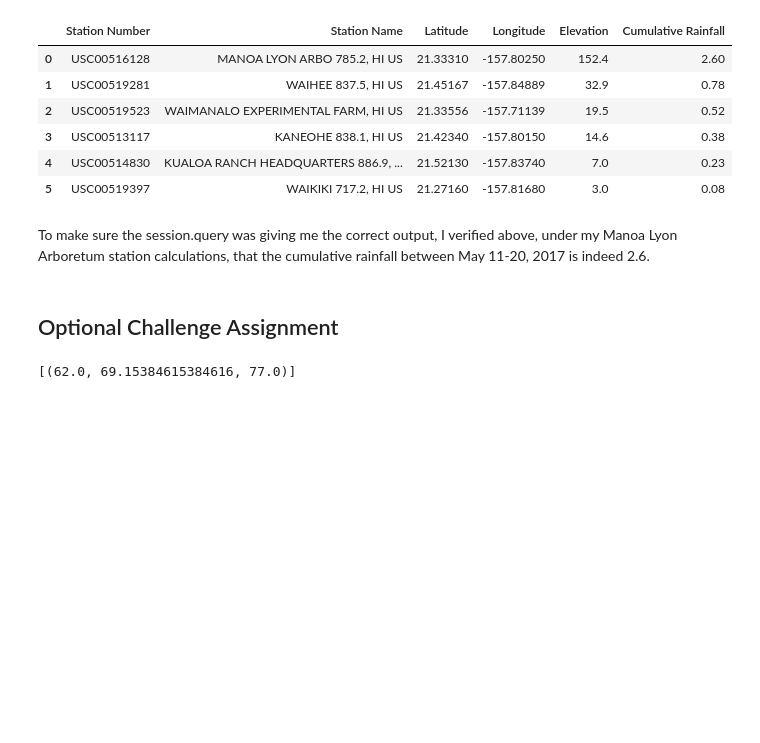
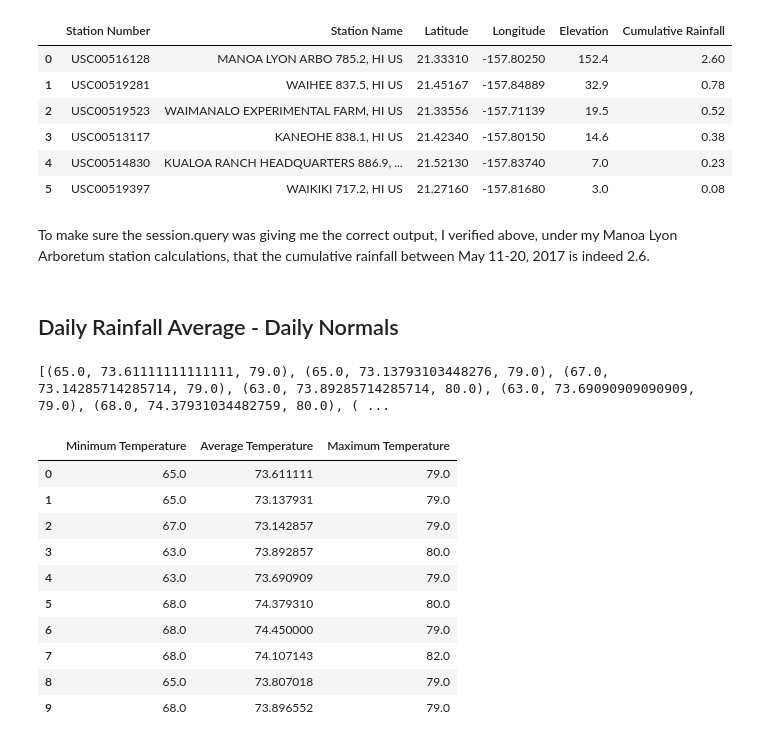
Before and after one commit to dianess/sqlalchemy-challenge, a Jupyter notebook: climate - Diane.ipynb, the cells around one changed output. Saved outputs shown, nothing was run; the diff lists cells and outputs as text; code cells hidden in the pictures; blank space fills up the shorter version.

Commit message:
added optional challenges

```diff
--- a/climate - Diane.ipynb
+++ b/climate - Diane.ipynb
@@ -680,12 +669,11 @@ trip_rainfall_df
 To make sure the session.query was giving me the correct output, I verified above,
 under my Manoa Lyon Arboretum station calculations, that the cumulative rainfall
 between May 11-20, 2017 is indeed 2.6.
-# %% [markdown]
-## Optional Challenge Assignment
+# %% [markdown]
+## Daily Rainfall Average - Daily Normals
 # %%
-# Create a query that will calculate the daily normals
-# (i.e. the averages for tmin, tmax, and tavg for all historic data matching a specific month and day)
-
+# Define a function (daily_normals) to calculate the minimun, average, and maximum
+# temperature for all the data points with that date.
 def daily_normals(date):
     """Daily Normals.
 
@@ -699,7 +687,3 @@ def daily_normals(date):
 
     sel = [func.min(Measurement.tobs), func.avg(Measurement.tobs), func.max(Measurement.tobs)]
     return session.query(*sel).filter(func.strftime("%m-%d", Measurement.date) == date).all()
-
-daily_normals("01-01")
-# %% [output]
-[(62.0, 69.15384615384616, 77.0)]
@@ -717,3 +690,27 @@ daily_normals("01-01")
+# %%
+# For the dates of my trip (May 11-20), calculate the daily normals
+dates = ['05-11','05-12','05-13','05-14','05-15','05-16','05-17','05-18','05-19','05-20']
+normals = []
+
+for date in dates:
+    for temperature in daily_normals(date):
+        normals.append(temperature)
+print(normals)
+# %% [output]
+[(65.0, 73.61111111111111, 79.0), (65.0, 73.13793103448276, 79.0), (67.0, 73.14285714285714, 79.0), (63.0, 73.89285714285714, 80.0), (63.0, 73.69090909090909, 79.0), (68.0, 74.37931034482759, 80.0), ( ...
 # %%
 # Load the previous query results into a Pandas DataFrame and
-# add the `trip_dates` range as the `date` index
+normals_df = pd.DataFrame(normals, columns = ['Minimum Temperature', 'Average Temperature', 'Maximum Temperature'])
+normals_df
+# %% [output]
+|  | Minimum Temperature | Average Temperature | Maximum Temperature |
+| 0 | 65.0 | 73.611111 | 79.0 |
+| 1 | 65.0 | 73.137931 | 79.0 |
+| 2 | 67.0 | 73.142857 | 79.0 |
+| 3 | 63.0 | 73.892857 | 80.0 |
+| 4 | 63.0 | 73.690909 | 79.0 |
+| 5 | 68.0 | 74.379310 | 80.0 |
+| 6 | 68.0 | 74.450000 | 79.0 |
+| 7 | 68.0 | 74.107143 | 82.0 |
+| 8 | 65.0 | 73.807018 | 79.0 |
+| 9 | 68.0 | 73.896552 | 79.0 |
```
Also changed, not shown: parts of 11 cells of this notebook.
